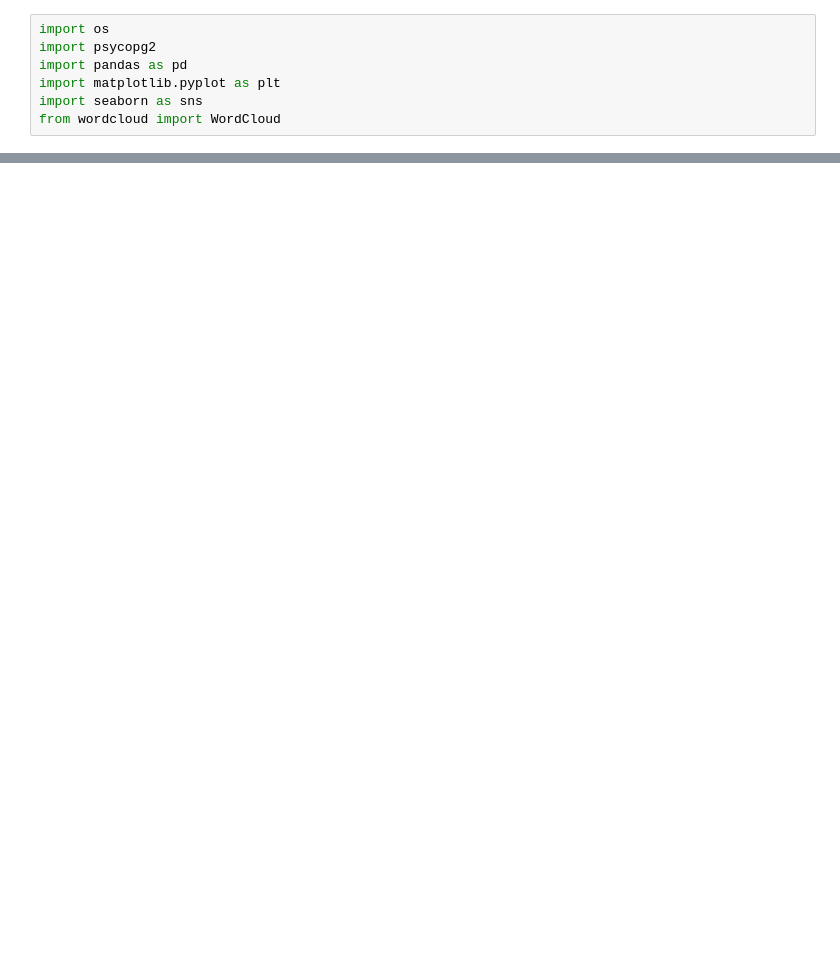
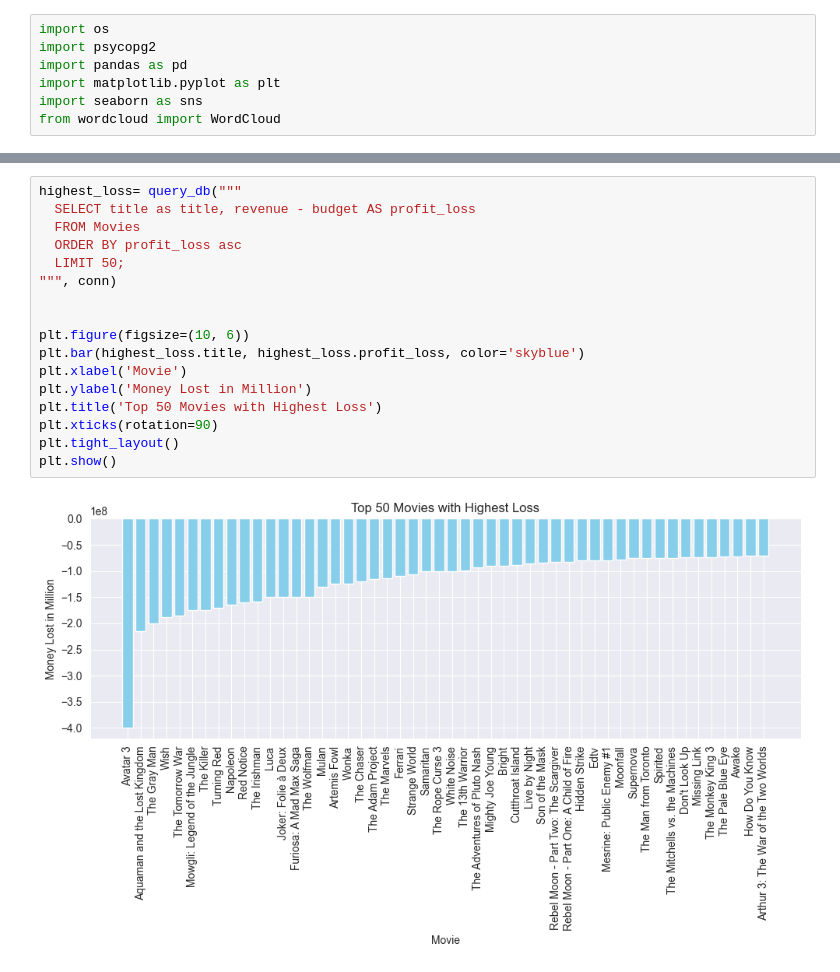
Before and after one commit to ConnActivity/MovieVerse, a Jupyter notebook: eda/second_eda.ipynb, the cells around one changed output, grey strips where cells are left out. Drawn from its saved outputs; the diff is of its cells as text; blank space fills up the shorter version.

```diff
--- a/eda/second_eda.ipynb
+++ b/eda/second_eda.ipynb
@@ -77,0 +112,19 @@ plt.show()
+# %%
+highest_loss= query_db("""
+  SELECT title as title, revenue - budget AS profit_loss
+  FROM Movies
+  ORDER BY profit_loss asc
+  LIMIT 50;
+""", conn)
+
+
+plt.figure(figsize=(10, 6))
+plt.bar(highest_loss.title, highest_loss.profit_loss, color='skyblue')
+plt.xlabel('Movie')
+plt.ylabel('Money Lost in Million')
+plt.title('Top 50 Movies with Highest Loss')
+plt.xticks(rotation=90)
+plt.tight_layout()
+plt.show()
+# %% [output]
+[figure, added]
```
Also changed, not shown: parts of 4 cells of this notebook.
